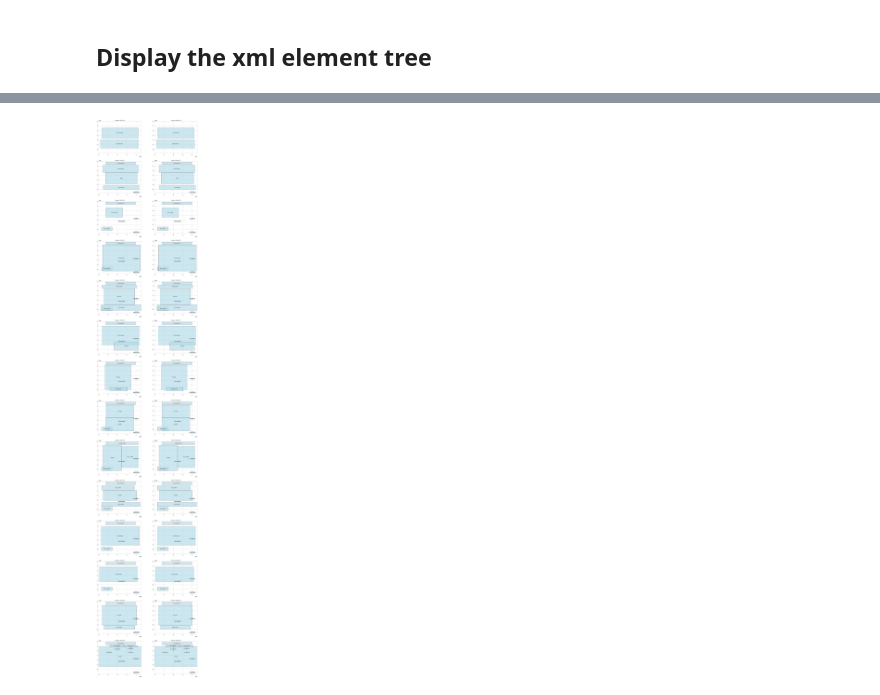
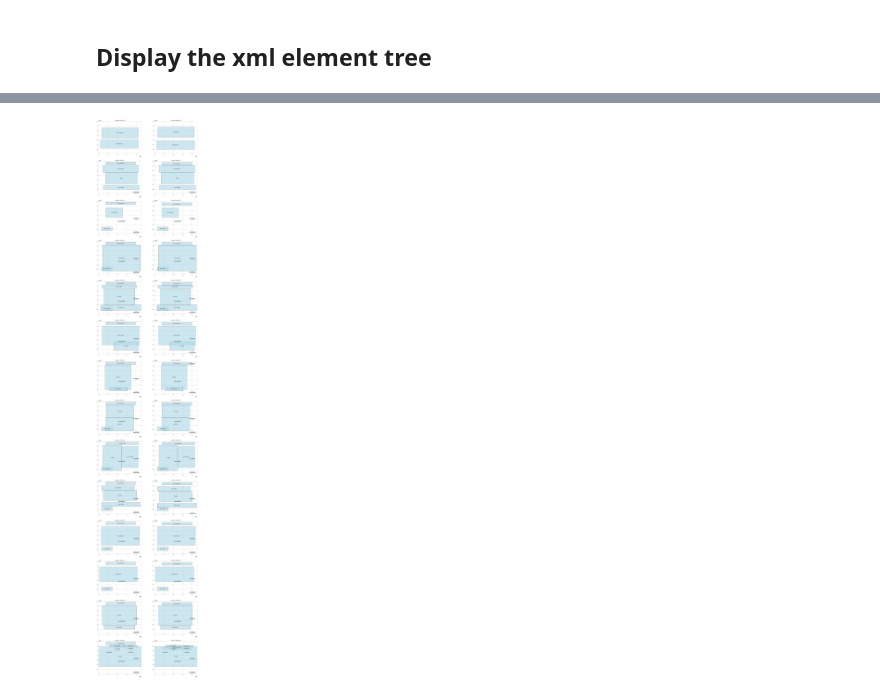
Before and after one commit to tyrionhuu/PPTLayout, a Jupyter notebook: notebooks/test.ipynb, the cells around one changed output, grey strips where cells are left out. Cells and saved outputs as stored; diff of their text form; code cells hidden in the pictures.

Commit message:
try basic llm query, test the result of the suggestions

```diff
--- a/notebooks/test.ipynb
+++ b/notebooks/test.ipynb
@@ -64,0 +43,6 @@ Note that these changes only modify existing layout parameters (position, size,
+# %%
+from pptlayout.llm.parser import extract_json
+json_list = []
+for suggestions in suggestions_list:
+    json_data = extract_json(suggestions)
+    json_list.append(json_data)
@@ -65,13 +85,13 @@ Note that these changes only modify existing layout parameters (position, size,
 # %%
 from pptlayout.visualizers.layout_visualizer import generate_comparison_grid
 
 slides = info["slides"]
 # Generate comparison grid
 comparison_grid = generate_comparison_grid(
     slides,
-    slides,
+    json_list,
     slide_width=info["slide_width"],
     slide_height=info["slide_height"]
     )
 # %% [output]
-[figure, old version]
+[figure, new version]
```
Also changed, not shown: parts of 4 cells of this notebook, 4 other files.
